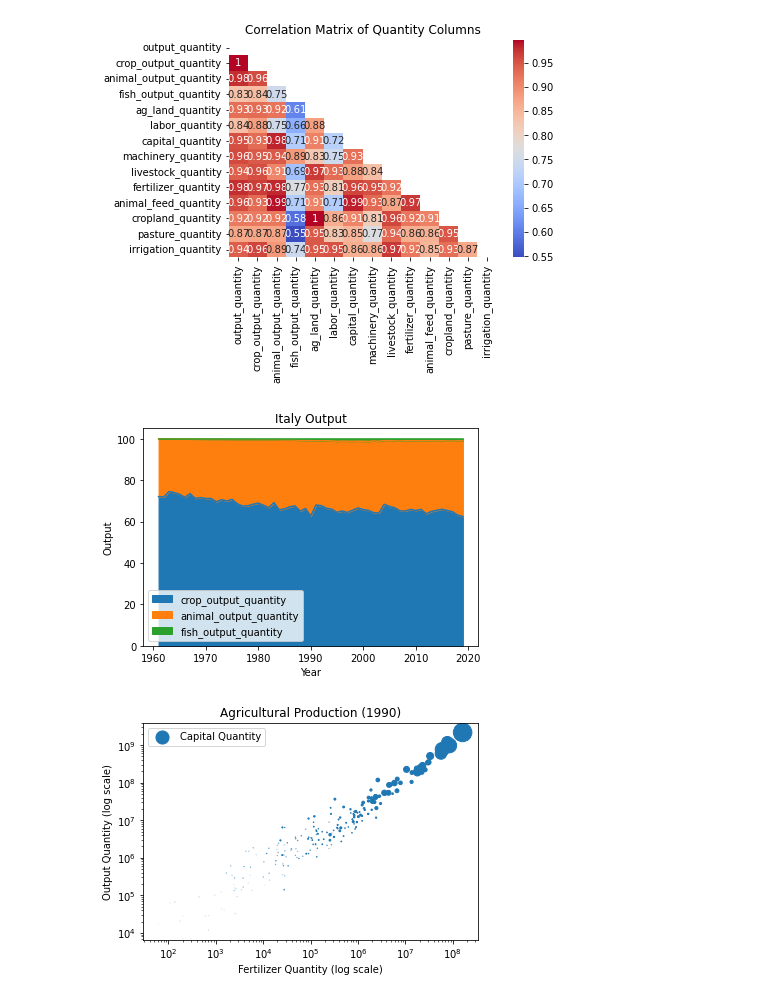
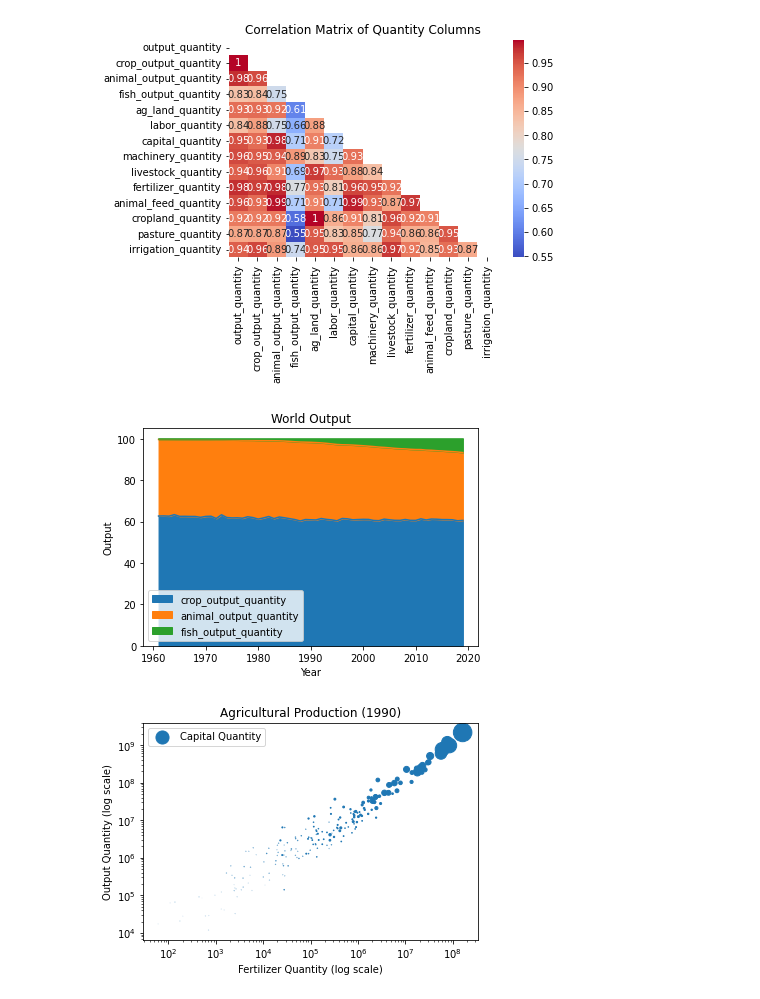
Before and after one commit to annaziegert/agriculture_production_nova, a Jupyter notebook: Prototyping/test_notebook.ipynb, the cells around one changed output. Drawn from its saved outputs; the diff is of its cells as text; code cells hidden in the pictures.

```diff
--- a/Prototyping/test_notebook.ipynb
+++ b/Prototyping/test_notebook.ipynb
@@ -328,9 +328,9 @@ Group22.plot_quantity_correlation(agr_data)
 # %% [output]
 [figure]
 # %%
-Group22.plot_output_area_chart(agr_data, normalize=True, country="Italy")
+Group22.plot_output_area_chart(agr_data, normalize=True)
 # %% [output]
-[figure, old version]
+[figure, new version]
 # %%
 Group22.__gapminder__(agr_data, 1990)
 # %% [output]
```
Also changed, not shown: 1 other file.
